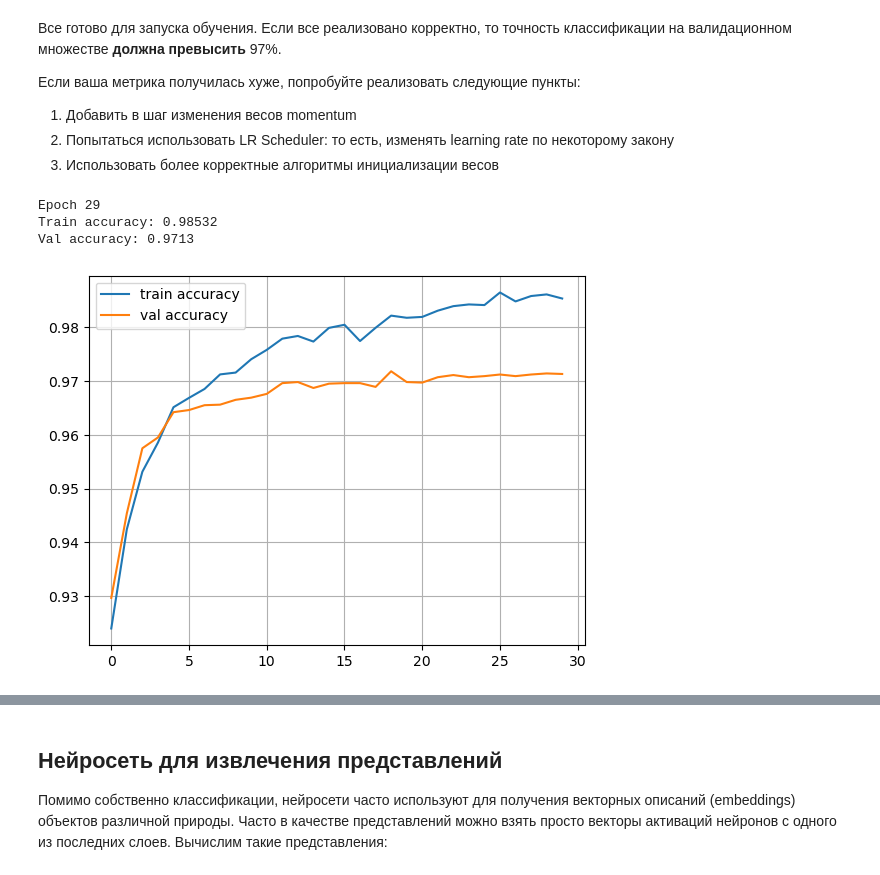
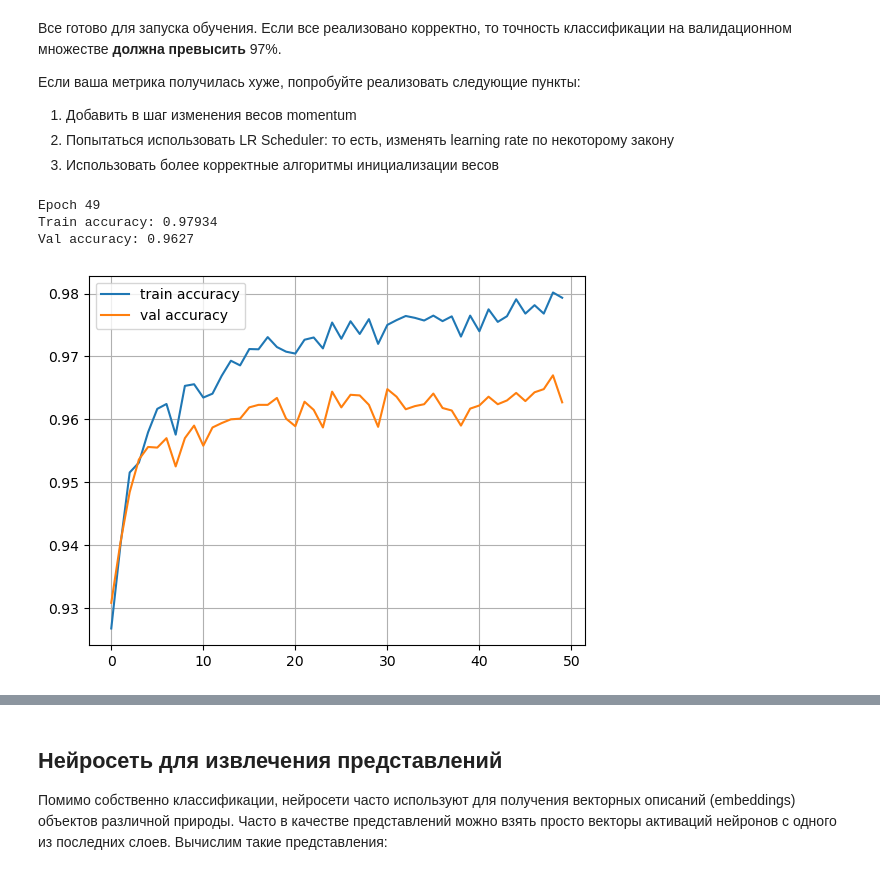
Before and after one commit to Zararest/Python-ML, a Jupyter notebook: hw1-2/hw1_2_backprop_layers.ipynb, the cells around one changed output, grey strips where cells are left out. Saved outputs shown, nothing was run; the diff lists cells and outputs as text; code cells hidden in the pictures.

Commit message:
HW 1 without final accuracy

```diff
--- a/hw1-2/hw1_2_backprop_layers.ipynb
+++ b/hw1-2/hw1_2_backprop_layers.ipynb
@@ -365,18 +429,19 @@ network = []
 hidden_layers_size = 40
 output_size = 10
 network.append(Dense(X_train.shape[1], hidden_layers_size))
+network.append(BatchNorm(input_size=hidden_layers_size, momentum=0.9, learning_rate=1e-3))
 network.append(ReLU())
 network.append(Dropout(0.2))
 network.append(Dense(hidden_layers_size, output_size))
 # %%
 def set_training(network):
     for layer in network:
-        if isinstance(layer, Dropout):
+        if isinstance(layer, Dropout) or isinstance(layer, BatchNorm):
             layer.set_train(True)
 
 def set_inference(network):
     for layer in network:
-        if isinstance(layer, Dropout):
+        if isinstance(layer, Dropout) or isinstance(layer, BatchNorm):
             layer.set_train(False)
 # %% [markdown]
 Реализуйте прямой проход по целой сети, последовательно вызывая .forward() для каждого слоя.
@@ -458,25 +523,25 @@ from IPython.display import clear_output
 train_log = []
 val_log = []
 # %%
-for epoch in range(30):
+for epoch in range(50):
 
     for x_batch,y_batch in iterate_minibatches(X_train, y_train, batchsize=32, shuffle=True):
         train(network, x_batch, y_batch)
 
     train_log.append(np.mean(predict(network, X_train) == y_train))
     val_log.append(np.mean(predict(network, X_val) == y_val))
 
     clear_output()
     print("Epoch",epoch)
     print("Train accuracy:",train_log[-1])
     print("Val accuracy:",val_log[-1])
     plt.plot(train_log,label='train accuracy')
     plt.plot(val_log,label='val accuracy')
     plt.legend(loc='best')
     plt.grid()
     plt.show()
 # %% [output]
-Epoch 29
-Train accuracy: 0.98532
-Val accuracy: 0.9713
+Epoch 49
+Train accuracy: 0.97934
+Val accuracy: 0.9627
-[figure, old version]
+[figure, new version]
```
Also changed, not shown: parts of 10 cells of this notebook, 1 other file.
